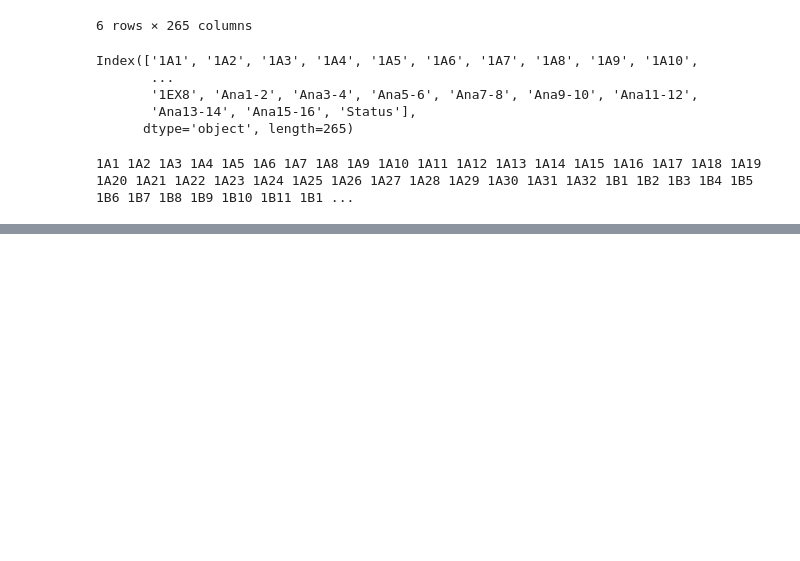
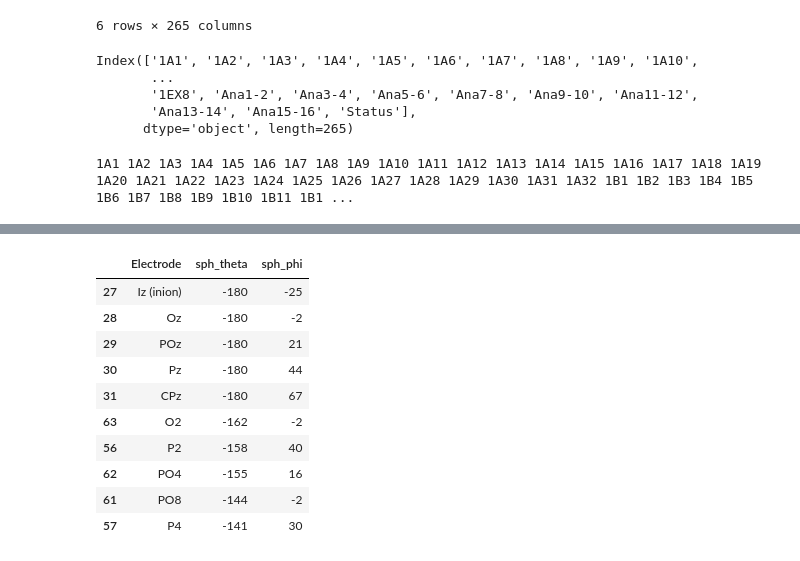
Before and after one commit to j1feng/Imagined-Emotion-Project, a Jupyter notebook: project.ipynb, the cells around one changed output, grey strips where cells are left out. Cells and saved outputs as stored; diff of their text form; code cells hidden in the pictures; blank space fills up the shorter version.

```diff
--- a/project.ipynb
+++ b/project.ipynb
@@ -76,0 +101,19 @@ Image("https://upload.wikimedia.org/wikipedia/commons/thumb/6/6e/International_1
+# %%
+#check the channel_data folder for details about the channels
+
+channel64 = pd.read_csv(os.path.join('channel_data', '64channels.csv'))
+channel256 = pd.read_csv(os.path.join('channel_data', '256channels.csv'))
+# %%
+channel64.sort_values(['sph_theta', 'sph_phi']).head(10)
+# %% [output]
+|  | Electrode | sph_theta | sph_phi |
+| 27 | Iz (inion) | -180 | -25 |
+| 28 | Oz | -180 | -2 |
+| 29 | POz | -180 | 21 |
+| 30 | Pz | -180 | 44 |
+| 31 | CPz | -180 | 67 |
+| 63 | O2 | -162 | -2 |
+| 56 | P2 | -158 | 40 |
+| 62 | PO4 | -155 | 16 |
+| 61 | PO8 | -144 | -2 |
+| 57 | P4 | -141 | 30 |
```
Also changed, not shown: parts of 5 cells of this notebook, 5 other files.
